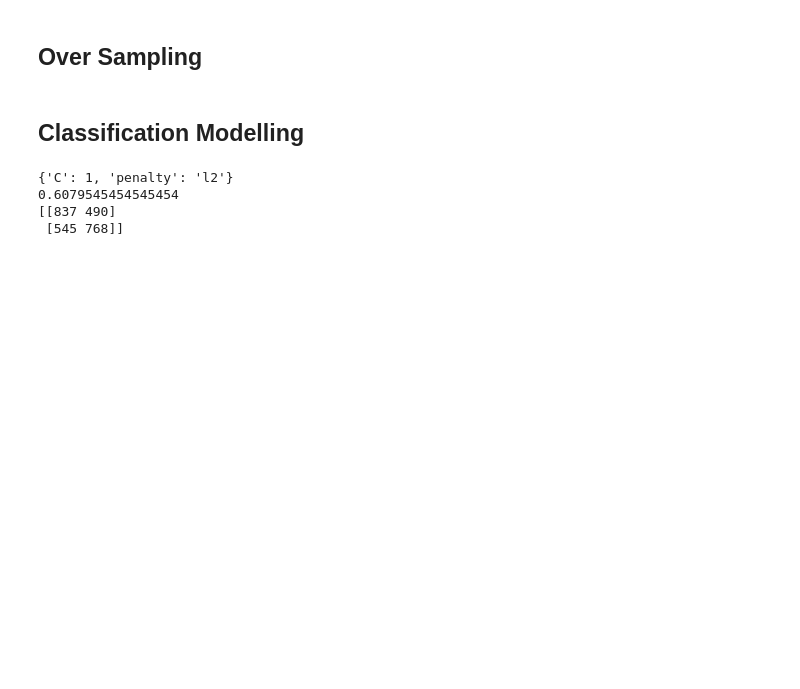
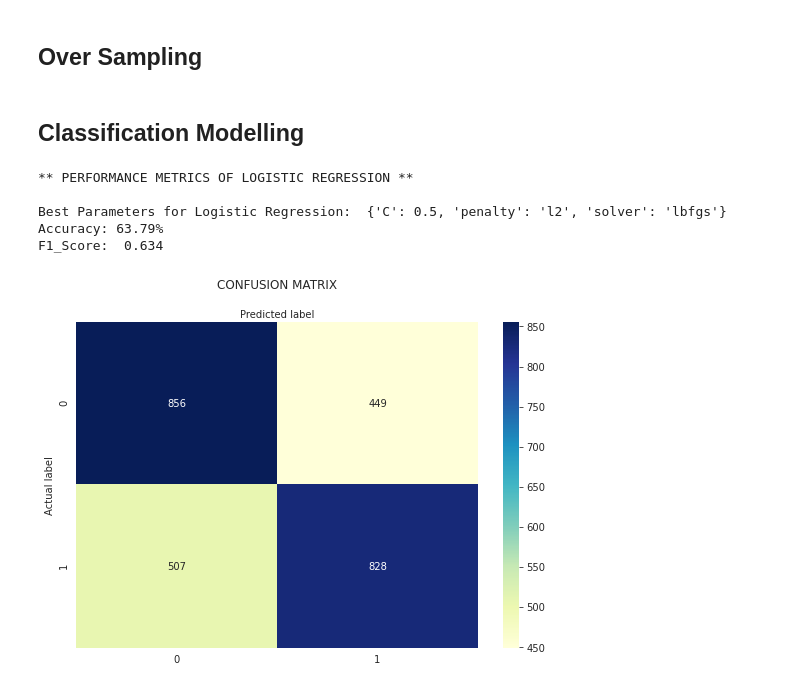
Before and after one commit to kapeeshvarma/Company-Bankruptcy-Prediction, a Jupyter notebook: Company_Bankruptcy_Prediction_Capstone_Project.ipynb, the cells around one changed output. Drawn from its saved outputs; the diff is of its cells as text; code cells hidden in the pictures; blank space fills up the shorter version.

```diff
--- a/Company_Bankruptcy_Prediction_Capstone_Project.ipynb
+++ b/Company_Bankruptcy_Prediction_Capstone_Project.ipynb
@@ -119,8 +121,13 @@ new_data.head(5)
 # %% [markdown]
 ## Over Sampling
 # %%
-oversample = SMOTE()
-x_over, y_over = oversample.fit_resample(new_data.drop('Bankrupt?',axis=1),new_data['Bankrupt?'])
+# Pick relevant Independent & Dependent Variables
+x = new_data.drop('Bankrupt?',axis=1)
+y = new_data['Bankrupt?']
+# %%
+# Perform Over Sampling of Data using Synthetic Minority Oversampling Technique(SMOTE)
+oversample = SMOTE()
+x_over, y_over = oversample.fit_resample(x,y)
 # %% [markdown]
 ## Classification Modelling
 # %%
@@ -130,21 +138,33 @@ x_over_scaled = s.transform(x_over)
 x_train, x_test, y_train, y_test = train_test_split(x_over_scaled,y_over,test_size=0.2)
 # %%
 # Classification using Logistic Regression along with Hyperparameter Tuning
-param_grid = {'penalty':['l2','none'],'C':[0.5,1]}
+param_grid = {'penalty':['l2','elasticnet'],'solver':['lbfgs','saga'],'C':[0.01,0.5]}
 
 log_reg = LogisticRegression(max_iter=10000)
 log_reg_cv = GridSearchCV(log_reg,param_grid,cv=3)
 log_reg_cv.fit(x_over_scaled,y_over)
 
+print('** PERFORMANCE METRICS OF LOGISTIC REGRESSION **\n')
 pred1 = log_reg_cv.predict(x_test)
-print(log_reg_cv.best_params_)
-print(accuracy_score(y_test,pred1))
-print(confusion_matrix(y_test, pred1))
+print('Best Parameters for Logistic Regression: ',log_reg_cv.best_params_)
+print('Accuracy: {}%'.format(round(accuracy_score(y_test, pred1)*100,2)))
+print('F1_Score: ',round(f1_score(y_test, pred1),3))
+
+fig, ax = plt.subplots()
+fig.set_size_inches(9,6)
+ax = sns.heatmap(pd.DataFrame(confusion_matrix(y_test, pred1)), annot=True, cmap="YlGnBu", fmt='g')
+plt.title('CONFUSION MATRIX\n')
+ax.xaxis.set_label_position("top")
+plt.ylabel('Actual label')
+plt.xlabel('Predicted label')
+plt.show()
 # %% [output]
-{'C': 1, 'penalty': 'l2'}
-0.6079545454545454
-[[837 490]
- [545 768]]
+** PERFORMANCE METRICS OF LOGISTIC REGRESSION **
+
+Best Parameters for Logistic Regression:  {'C': 0.5, 'penalty': 'l2', 'solver': 'lbfgs'}
+Accuracy: 63.79%
+F1_Score:  0.634
+[figure, added]
 # %%
 # Classification using Support Vector Machines
 x_train, x_test, y_train, y_test = train_test_split(x_over,y_over,test_size=0.2)
```
Also changed, not shown: parts of 6 cells of this notebook.
